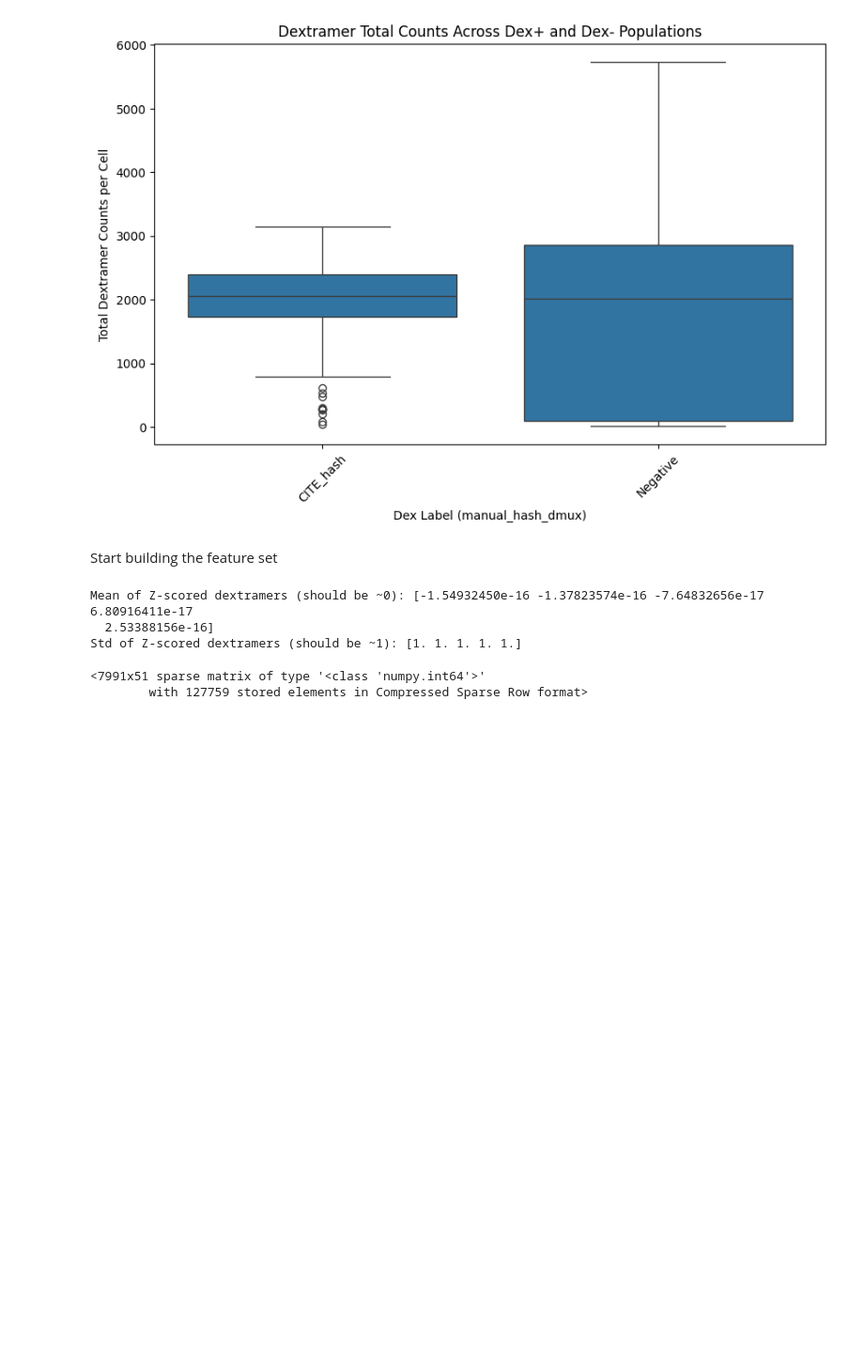
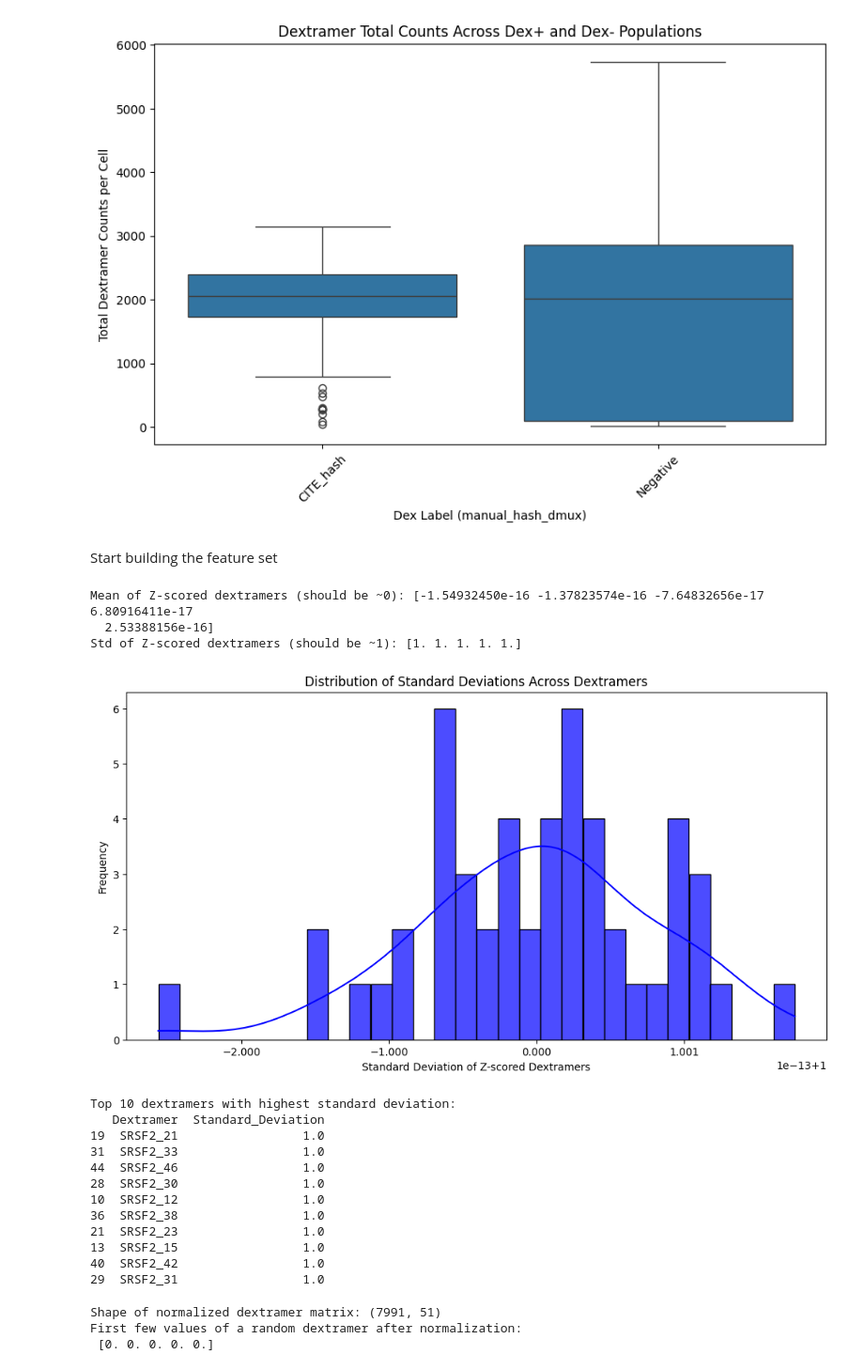
Before and after one commit to ecrosse01/neoantigen_ML, a Jupyter notebook: pipeline_dev.ipynb, the cells around one changed output. Shown at 94% size. Saved outputs shown, nothing was run; the diff lists cells and outputs as text; code cells hidden in the pictures; blank space fills up the shorter version.

```diff
--- a/pipeline_dev.ipynb
+++ b/pipeline_dev.ipynb
@@ -349,8 +349,68 @@ print("Std of Z-scored dextramers (should be ~1):", zscore_stds[:5])
 Mean of Z-scored dextramers (should be ~0): [-1.54932450e-16 -1.37823574e-16 -7.64832656e-17  6.80916411e-17
   2.53388156e-16]
 Std of Z-scored dextramers (should be ~1): [1. 1. 1. 1. 1.]
-# %%
-dex_matrix
-# %% [output]
-<7991x51 sparse matrix of type '<class 'numpy.int64'>'
-        with 127759 stored elements in Compressed Sparse Row format>
+# %%
+
+# Compute standard deviation for each dextramer after Z-score normalization
+dex_std_values = np.std(adata.obsm["Dextramer_zscore"], axis=0)
+
+# Convert to DataFrame for easier plotting
+dex_std_df = pd.DataFrame({"Dextramer": adata.uns["Dextramer_features"], "Standard_Deviation": dex_std_values})
+
+# Plot standard deviation distribution
+plt.figure(figsize=(12, 6))
+sns.histplot(dex_std_df["Standard_Deviation"], bins=30, kde=True, color="blue", alpha=0.7)
+
+plt.xlabel("Standard Deviation of Z-scored Dextramers")
+plt.ylabel("Frequency")
+plt.title("Distribution of Standard Deviations Across Dextramers")
+plt.show()
+
+# Print top dextramers with highest standard deviation
+dex_std_df_sorted = dex_std_df.sort_values(by="Standard_Deviation", ascending=False)
+print("Top 10 dextramers with highest standard deviation:")
+print(dex_std_df_sorted.head(10))
+# %% [output]
+[figure, added]
+Top 10 dextramers with highest standard deviation:
+   Dextramer  Standard_Deviation
+19  SRSF2_21                 1.0
+31  SRSF2_33                 1.0
+44  SRSF2_46                 1.0
+28  SRSF2_30                 1.0
+10  SRSF2_12                 1.0
+36  SRSF2_38                 1.0
+21  SRSF2_23                 1.0
+13  SRSF2_15                 1.0
+40  SRSF2_42                 1.0
+29  SRSF2_31                 1.0
+# %%
+
+# Extract dextramer matrix as dense array
+dex_matrix = adata.obsm["Dextramer"].toarray()
+
+# Extract Dex+ and Dex- labels
+dex_labels = adata.obs["manual_hash_dmux"]
+
+# Identify Dex- cells (assumed to be background)
+dex_neg_cells = dex_labels == "CITE_hash"
+
+# Compute the mean background signal for each dextramer using only Dex- cells
+dex_background = dex_matrix[dex_neg_cells].mean(axis=0)  # Mean per dextramer in Dex- cells
+
+# Normalize dextramer signals by their background (Fold-Change Enrichment)
+dex_fold_change = dex_matrix / dex_background
+
+# Apply log transformation to reduce extreme values (optional but recommended)
+dex_log_fc = np.log1p(dex_fold_change)  # log(1 + x) transformation
+
+# Store the background-normalized dextramer signals back in adata
+adata.obsm["Dextramer_norm"] = dex_log_fc
+
+# Print sanity check
+print("Shape of normalized dextramer matrix:", adata.obsm["Dextramer_norm"].shape)
+print("First few values of a random dextramer after normalization:\n", dex_log_fc[:, 0][:5])
+# %% [output]
+Shape of normalized dextramer matrix: (7991, 51)
+First few values of a random dextramer after normalization:
+ [0. 0. 0. 0. 0.]
```
Also changed, not shown: parts of 4 cells of this notebook.
